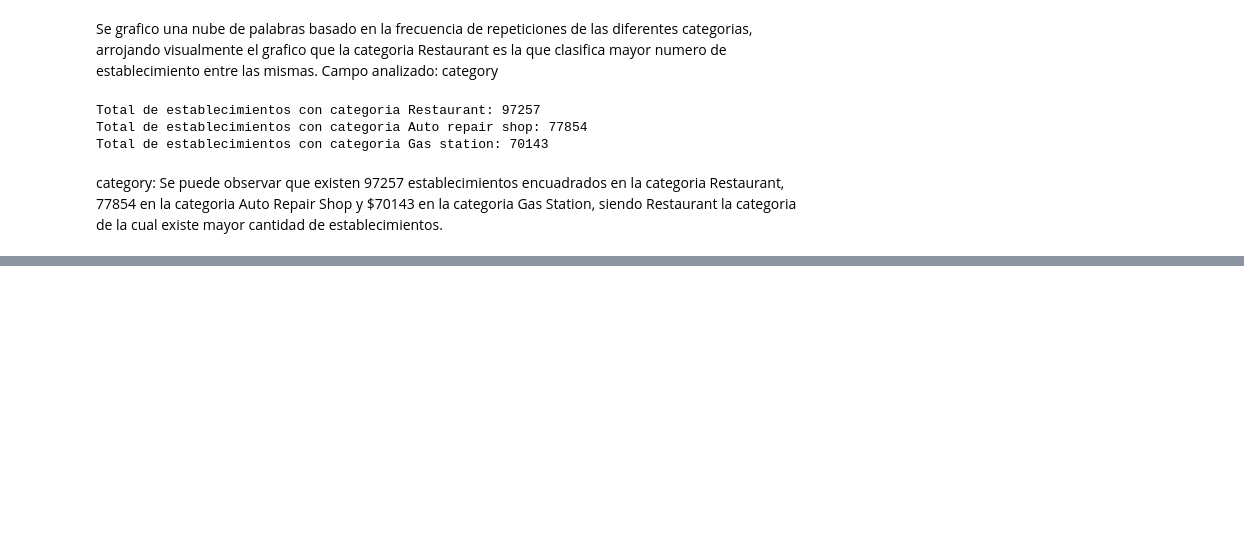
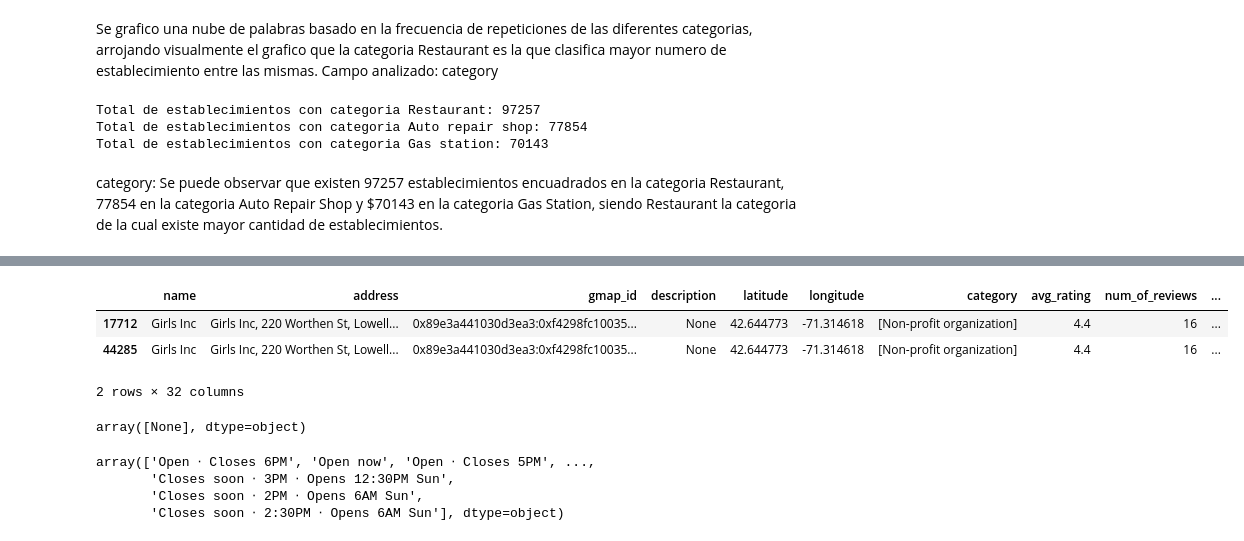
Before and after one commit to MDPizzio/PF_Yelp-Maps_DS-04pt, a Jupyter notebook: PRE-EDA/PRE-EDA_metadata_google.ipynb, the cells around one changed output, grey strips where cells are left out. Cells and saved outputs as stored; diff of their text form; code cells hidden in the pictures; blank space fills up the shorter version.

```diff
--- a/PRE-EDA/PRE-EDA_metadata_google.ipynb
+++ b/PRE-EDA/PRE-EDA_metadata_google.ipynb
@@ -427,0 +469,18 @@ category: Se puede observar que existen 97257 establecimientos encuadrados en la
+# %%
+df_uni[df_uni['gmap_id'] == '0x89e3a441030d3ea3:0xf4298fc100359795']
+# %% [output]
+|  | name | address | gmap_id | description | latitude | longitude | category | avg_rating | num_of_reviews | ... |
+| 17712 | Girls Inc | Girls Inc, 220 Worthen St, Lowell... | 0x89e3a441030d3ea3:0xf4298fc10035... | None | 42.644773 | -71.314618 | [Non-profit organization] | 4.4 | 16 | ... |
+| 44285 | Girls Inc | Girls Inc, 220 Worthen St, Lowell... | 0x89e3a441030d3ea3:0xf4298fc10035... | None | 42.644773 | -71.314618 | [Non-profit organization] | 4.4 | 16 | ... |
+2 rows × 32 columns
+# %%
+df_uni.hours.unique()
+# %% [output]
+array([None], dtype=object)
+# %%
+df_uni.state.unique()
+# %% [output]
+array(['Open ⋅ Closes 6PM', 'Open now', 'Open ⋅ Closes 5PM', ...,
+       'Closes soon ⋅ 3PM ⋅ Opens 12:30PM Sun',
+       'Closes soon ⋅ 2PM ⋅ Opens 6AM Sun',
+       'Closes soon ⋅ 2:30PM ⋅ Opens 6AM Sun'], dtype=object)
```
Also changed, not shown: parts of 20 cells of this notebook, 2 other files.
